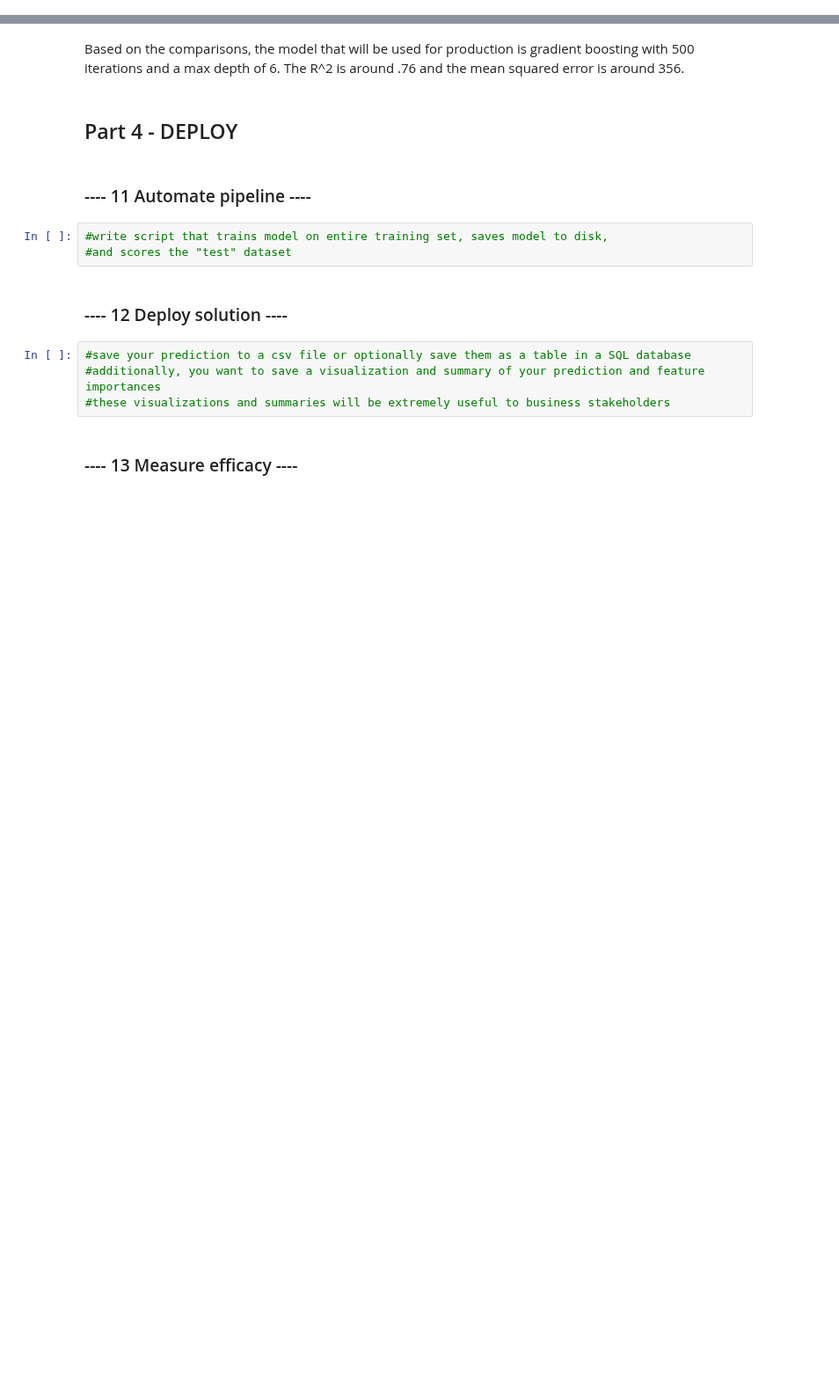
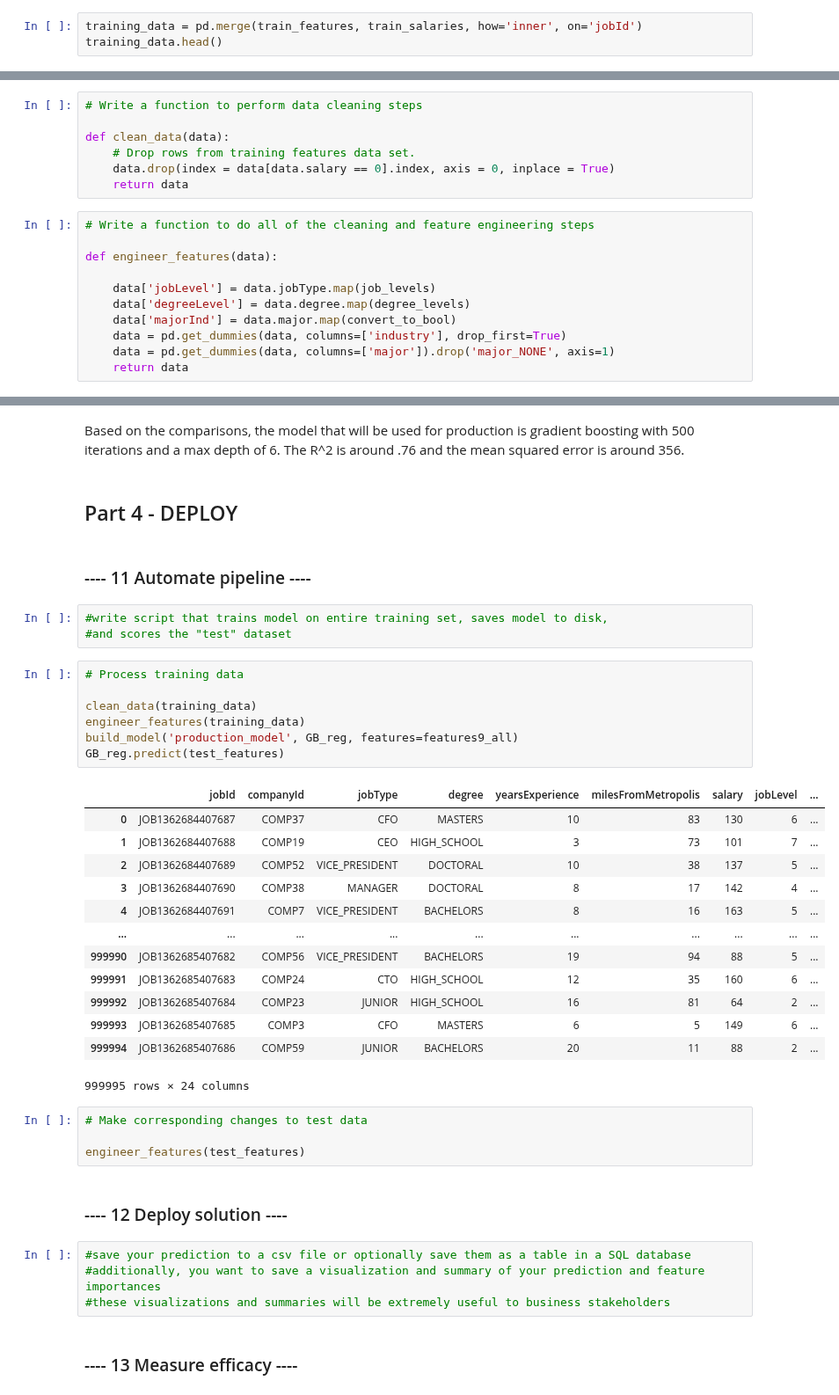
Before and after one commit to albert-ntiri/salary_prediction_project, a Jupyter notebook: Salary Prediction Notebook.ipynb, the cells around one changed output, grey strips where cells are left out. Shown at 88% size. Saved outputs shown, nothing was run; the diff lists cells and outputs as text; blank space fills up the shorter version.

Commit message:
Created functions for data cleaning and feature engineering.

```diff
--- a/Salary Prediction Notebook.ipynb
+++ b/Salary Prediction Notebook.ipynb
@@ -31,3 +32,6 @@ __email__ = "albert.ntiri@gmail.com"
 train_features = pd.read_csv('data/train_features.csv')
 train_salaries = pd.read_csv('data/train_salaries.csv')
 test_features = pd.read_csv('data/test_features.csv')
+# %%
+training_data = pd.merge(train_features, train_salaries, how='inner', on='jobId')
+training_data.head()
@@ -414,6 +425,24 @@ train_full.loc[train_full.majorInd == True, 'salary'].hist(bins=25)
 # %% [output]
 <matplotlib.axes._subplots.AxesSubplot at 0x...>
 [figure]
+# %%
+# Write a function to perform data cleaning steps
+
+def clean_data(data):
+    # Drop rows from training features data set.
+    data.drop(index = data[data.salary == 0].index, axis = 0, inplace = True)
+    return data
+# %%
+# Write a function to do all of the cleaning and feature engineering steps
+
+def engineer_features(data):
+
+    data['jobLevel'] = data.jobType.map(job_levels)
+    data['degreeLevel'] = data.degree.map(degree_levels)
+    data['majorInd'] = data.major.map(convert_to_bool)
+    data = pd.get_dummies(data, columns=['industry'], drop_first=True)
+    data = pd.get_dummies(data, columns=['major']).drop('major_NONE', axis=1)
+    return data
 # %%
 # Filter to include columns that will go into the model
 model_features = ['jobLevel', 'degreeLevel', 'yearsExperience', 'milesFromMetropolis', 'EDUCATION', 'FINANCE', 'HEALTH', 'OIL', 'SERVICE', 'WEB', 'BIOLOGY', 'BUSINESS', 'CHEMISTRY', 'COMPSCI', 'ENGINEERING', 'LITERATURE', 'MATH', 'PHYSICS']
@@ -647,6 +670,31 @@ Based on the comparisons, the model that will be used for production is gradient
 # %%
 #write script that trains model on entire training set, saves model to disk,
 #and scores the "test" dataset
+# %%
+# Process training data
+
+clean_data(training_data)
+engineer_features(training_data)
+build_model('production_model', GB_reg, features=features9_all)
+GB_reg.predict(test_features)
+# %% [output]
+|  | jobId | companyId | jobType | degree | yearsExperience | milesFromMetropolis | salary | jobLevel | ... |
+| 0 | JOB1362684407687 | COMP37 | CFO | MASTERS | 10 | 83 | 130 | 6 | ... |
+| 1 | JOB1362684407688 | COMP19 | CEO | HIGH_SCHOOL | 3 | 73 | 101 | 7 | ... |
+| 2 | JOB1362684407689 | COMP52 | VICE_PRESIDENT | DOCTORAL | 10 | 38 | 137 | 5 | ... |
+| 3 | JOB1362684407690 | COMP38 | MANAGER | DOCTORAL | 8 | 17 | 142 | 4 | ... |
+| 4 | JOB1362684407691 | COMP7 | VICE_PRESIDENT | BACHELORS | 8 | 16 | 163 | 5 | ... |
+| ... | ... | ... | ... | ... | ... | ... | ... | ... | ... |
+| 999990 | JOB1362685407682 | COMP56 | VICE_PRESIDENT | BACHELORS | 19 | 94 | 88 | 5 | ... |
+| 999991 | JOB1362685407683 | COMP24 | CTO | HIGH_SCHOOL | 12 | 35 | 160 | 6 | ... |
+| 999992 | JOB1362685407684 | COMP23 | JUNIOR | HIGH_SCHOOL | 16 | 81 | 64 | 2 | ... |
+| 999993 | JOB1362685407685 | COMP3 | CFO | MASTERS | 6 | 5 | 149 | 6 | ... |
+| 999994 | JOB1362685407686 | COMP59 | JUNIOR | BACHELORS | 20 | 11 | 88 | 2 | ... |
+999995 rows × 24 columns
+# %%
+# Make corresponding changes to test data
+
+engineer_features(test_features)
 # %% [markdown]
 ### ---- 12 Deploy solution ----
 # %%
```
Also changed, not shown: parts of 15 cells of this notebook.
